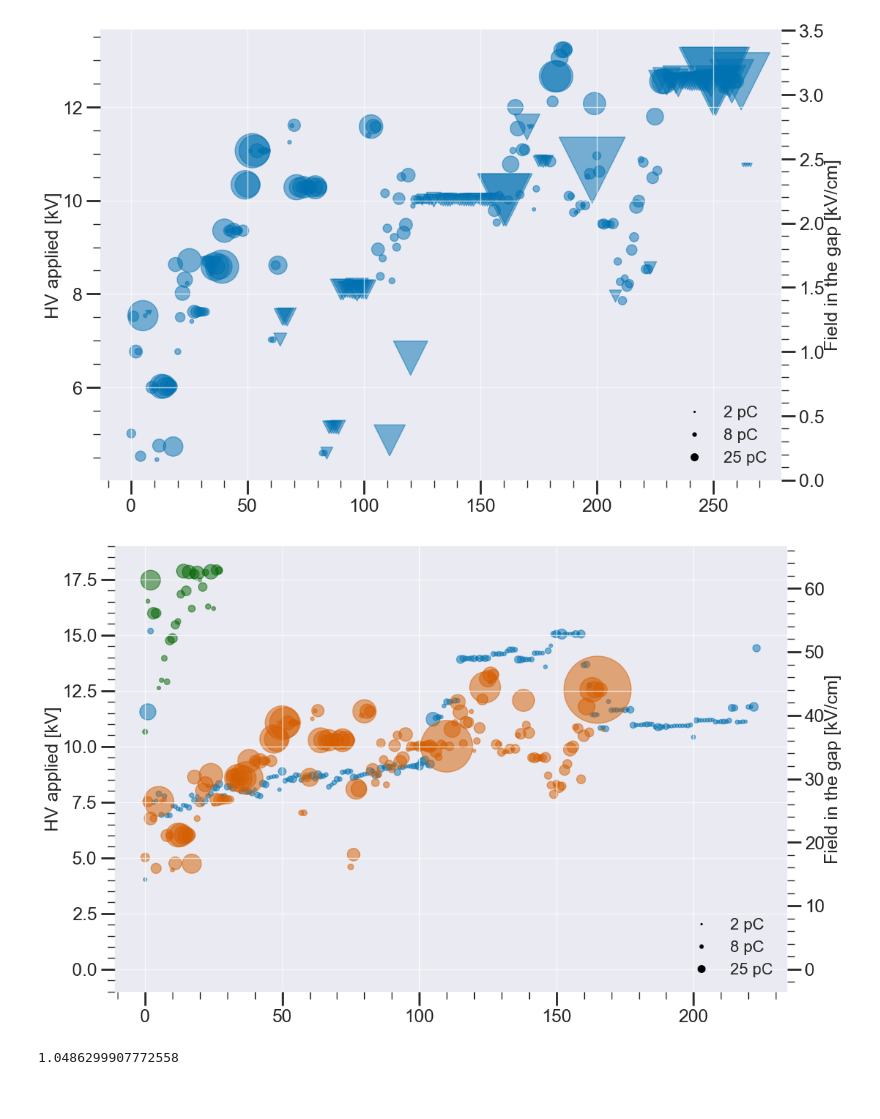
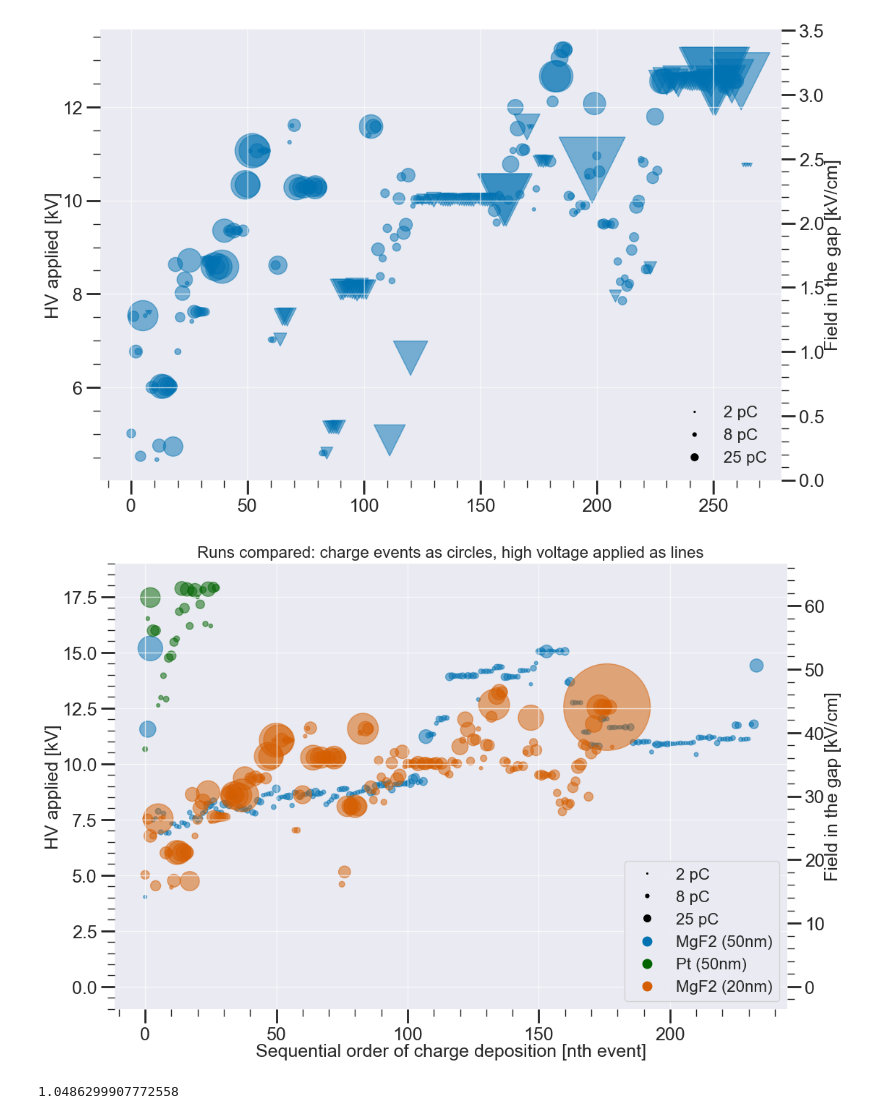
Before and after one commit to ejangelico/ad2-data-processing, a Jupyter notebook: notebooks/Analysis of run comparisons.ipynb, the cells around one changed output. Saved outputs shown, nothing was run; the diff lists cells and outputs as text; code cells hidden in the pictures.

```diff
--- a/notebooks/Analysis of run comparisons.ipynb
+++ b/notebooks/Analysis of run comparisons.ipynb
@@ -299,7 +299,7 @@ for i, run in enumerate([7,8,9]):
     ax.plot(np.array(tdmap["dur"])/3600, tdmap["v"], color='k', linewidth=0.7, alpha=0.5)
 
     #negative polar events
-    mask = (d["ch3 n negpeaks"] > 0) & (d["ch3 n pospeaks"] == 0) & (np.abs(d["ch3 charge"]) > 1)
+    mask = (d["ch3 n negpeaks"] > 0) & (d["ch3 n pospeaks"] == 0)# & (np.abs(d["ch3 charge"]) > 1)
     d_ch = np.abs(np.array(d[mask]["ch3 charge"]))
     d_sec = np.array(d[mask]["ch3 seconds"])
     d_hv = np.array(d[mask]["ch3 hv"])
@@ -325,6 +325,4 @@ for i, run in enumerate([7,8,9]):
     plt.show()
 
     hv_event_durs, d_hv, d_ch = zip(*sorted(zip(hv_event_durs, d_hv, d_ch)))
-    print(d_hv)
-    break
 # %% [output]
@@ -417,39 +416,39 @@ ax2.plot([], [])
 
 # Define custom legend entries with markers
 legend_elements = [\
     Line2D([0], [0], marker='o', linewidth=0, color='k', markersize=np.sqrt(2*charge_dot_scale)/2, label='2 pC'),
     Line2D([0], [0], marker='o', linewidth=0, color='k', markersize=np.sqrt(8*charge_dot_scale)/2, label='8 pC'),
     Line2D([0], [0], marker='o', linewidth=0, color='k', markersize=np.sqrt(25*charge_dot_scale)/2, label='25 pC')]
 
 for i, run in enumerate([7,8,9]):
     ana = anas[run]
     d = ana.df
     d = d[~d["ch3 charge"].isna()]
 
     #get all events with any amount of charge
     mask = ((d["ch3 n negpeaks"] > 0) | (d["ch3 n pospeaks"] == 0)) & (np.abs(d["ch3 charge"]) > 1)
     d_ch = np.array(d[mask]["ch3 charge"])
     d_sec = np.array(d[mask]["ch3 seconds"])
     d_hv = np.array(d[mask]["ch3 hv"])
 
     #sort all three lists by the order of d_sec
     d_sec, d_ch, d_hv = zip(*sorted(zip(d_sec, d_ch, d_hv)))
 
     ax.scatter(range(len(d_hv)), d_hv, s=list(np.abs(np.array(d_ch))*charge_dot_scale), marker='o', alpha=0.5, facecolor=colors[i], edgecolor=colors[i])
+    legend_elements.append(Line2D([0], [0], marker='o', linewidth=0, color=colors[i], markersize=10, label=ana.title))
 
 
+# Add legend with custom legend entries and solid color bounding background box
+ax.legend(handles=legend_elements, loc='lower right', frameon=True)
 
-
-# Add legend with custom legend entries
-ax.legend(handles=legend_elements, loc='lower right')
 ax.set_ylabel("HV applied [kV]")
 ax2.set_ylabel("Field in the gap [kV/cm]")
 ax2.grid(False)
-#ax.set_xlabel("Duration with voltage applied [hours]")
-#ax.set_title("Runs compared: charge events as circles, high voltage applied as lines")
+ax.set_xlabel("Sequential order of charge deposition [nth event]")
+ax.set_title("Runs compared: charge events as circles, high voltage applied as lines")
 plt.show()
 # %% [output]
-[figure, old version]
+[figure, new version]
 # %%
 print(np.min(np.abs(d[np.abs(d["ch3 charge"]) > 1]["ch3 charge"])))
 # %% [output]
```
Also changed, not shown: parts of 5 cells of this notebook, 2 other files.
